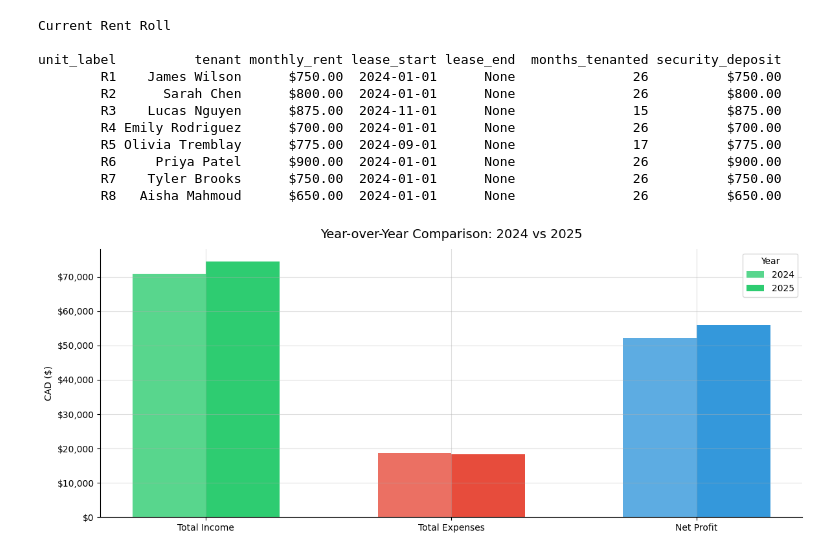
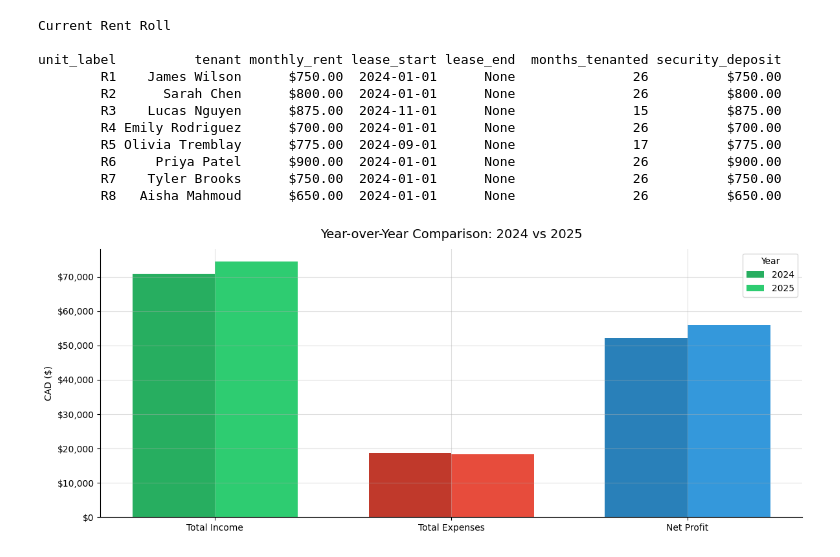
Before and after one commit to bobOmega2/rental-property-analytics, a Jupyter notebook: rental_analytics.ipynb, the cells around one changed output. Drawn from its saved outputs; the diff is of its cells as text; code cells hidden in the pictures.

```diff
--- a/rental_analytics.ipynb
+++ b/rental_analytics.ipynb
@@ -288,15 +258,14 @@ unit_label          tenant monthly_rent lease_start lease_end  months_tenanted s
         R7    Tyler Brooks      $750.00  2024-01-01      None               26          $750.00
         R8   Aisha Mahmoud      $650.00  2024-01-01      None               26          $650.00
 # %%
-# ── Query 6: Year-over-Year Revenue Comparison ────────────────────────
-# Grouped bar chart — 2024 and 2025 side by side for income, expenses,
-# and net profit. Grouped bars make year-to-year comparison immediate.
+# --- Year-over-Year Comparison: 2024 vs 2025 ---
+# 2026 excluded — only Jan-Feb data so it's not a fair comparison
 
 query = """
     WITH yearly_income AS (
         SELECT
-            EXTRACT(year FROM payment_date)  AS year,
-            SUM(amount)                      AS total_income
+            EXTRACT(year FROM payment_date) AS year,
+            SUM(amount)                     AS total_income
         FROM payments
         WHERE status IN ('on_time', 'late')
           AND EXTRACT(year FROM payment_date) IN (2024, 2025)
@@ -304,52 +273,49 @@ query = """
     ),
     yearly_expenses AS (
         SELECT
-            EXTRACT(year FROM expense_date)  AS year,
-            SUM(amount)                      AS total_expenses
+            EXTRACT(year FROM expense_date) AS year,
+            SUM(amount)                     AS total_expenses
         FROM expenses
         WHERE EXTRACT(year FROM expense_date) IN (2024, 2025)
         GROUP BY 1
     )
     SELECT
         i.year,
         i.total_income,
         e.total_expenses,
         i.total_income - e.total_expenses AS net_profit
     FROM yearly_income   AS i
     JOIN yearly_expenses AS e ON i.year = e.year
     ORDER BY i.year
 """
 
 conn = get_connection()
 df = pd.read_sql(query, conn)
 conn.close()
 
-# ── Chart ─────────────────────────────────────────────────────────────
-# numpy helps position the grouped bars side by side.
-# Each metric (income, expenses, net profit) gets its own group of 2 bars.
-import numpy as np
+row_2024 = df[df["year"] == 2024].iloc[0]
+row_2025 = df[df["year"] == 2025].iloc[0]
 
-metrics = ["total_income", "total_expenses", "net_profit"]
-labels  = ["Total Income", "Total Expenses", "Net Profit"]
-colors  = ["#2ecc71", "#e74c3c", "#3498db"]
-x       = np.arange(len(labels))   # [0, 1, 2] — one position per metric
-width   = 0.3                       # width of each individual bar
+categories = ["Total Income", "Total Expenses", "Net Profit"]
+vals_2024  = [row_2024["total_income"], row_2024["total_expenses"], row_2024["net_profit"]]
+vals_2025  = [row_2025["total_income"], row_2025["total_expenses"], row_2025["net_profit"]]
+
+x     = [0, 1, 2]
+width = 0.35
 
 fig, ax = plt.subplots()
 
-for i, (year_row, offset) in enumerate(zip(df.itertuples(), [-width/2, width/2])):
-    vals = [getattr(year_row, m) for m in metrics]
-    ax.bar(x + offset, vals, width, label=str(int(year_row.year)),
-           color=[c + ("cc" if i == 0 else "ff") for c in colors])
+ax.bar([i - width/2 for i in x], vals_2024, width, label="2024", color=["#27ae60", "#c0392b", "#2980b9"])
+ax.bar([i + width/2 for i in x], vals_2025, width, label="2025", color=["#2ecc71", "#e74c3c", "#3498db"])
 
 ax.set_xticks(x)
-ax.set_xticklabels(labels)
+ax.set_xticklabels(categories)
 ax.yaxis.set_major_formatter(mticker.FuncFormatter(lambda v, _: f"${v:,.0f}"))
 ax.set_title("Year-over-Year Comparison: 2024 vs 2025", fontsize=14, pad=12)
 ax.set_ylabel("CAD ($)")
 ax.legend(title="Year")
 
-fig.tight_layout()
+plt.tight_layout()
 plt.show()
 # %% [output]
-[figure, old version]
+[figure, new version]
```
Also changed, not shown: parts of 7 cells of this notebook, 3 other files.
